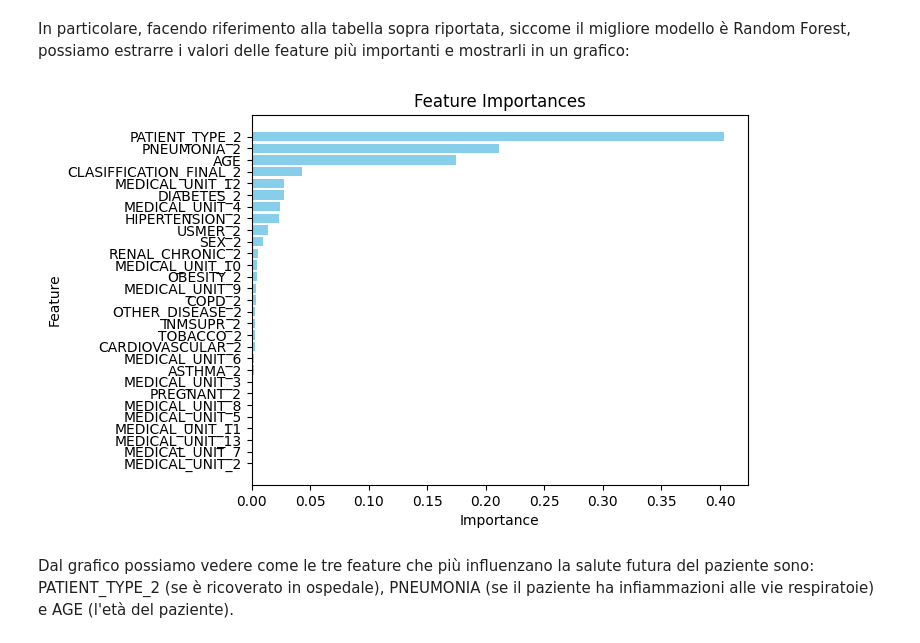
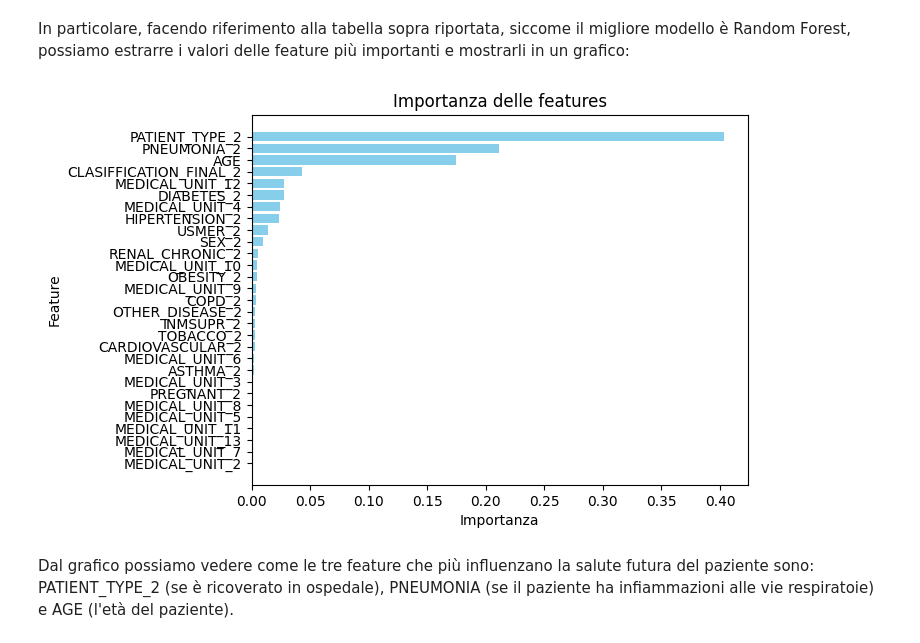
Before and after one commit to IGieckI/Covid19-Patient-Risk-Predictor, a Jupyter notebook: Covid19 Patient Risk Predictor.ipynb, the cells around one changed output. Cells and saved outputs as stored; diff of their text form; code cells hidden in the pictures.

```diff
--- a/Covid19 Patient Risk Predictor.ipynb
+++ b/Covid19 Patient Risk Predictor.ipynb
@@ -711,21 +711,21 @@ In particolare, facendo riferimento alla tabella sopra riportata, siccome il mig
 # %%
 feature_importances = rf[1].feature_importances_
 
 features_df = pd.DataFrame({
     'Feature': x.columns,
     'Importance': feature_importances
 })
 
 # Ordino per importanza
 features_df = features_df.sort_values(by='Importance', ascending=False)
 
 plt.barh(features_df['Feature'], features_df['Importance'], color='skyblue')
-plt.xlabel('Importance')
+plt.xlabel('Importanza')
 plt.ylabel('Feature')
-plt.title('Feature Importances')
+plt.title('Importanza delle features')
 plt.gca().invert_yaxis()
 plt.show()
 # %% [output]
-[figure, old version]
+[figure, new version]
 # %% [markdown]
 Dal grafico possiamo vedere come le tre feature che più influenzano la salute futura del paziente sono: PATIENT_TYPE_2 (se è ricoverato in ospedale), PNEUMONIA (se il paziente ha infiammazioni alle vie respiratoie) e AGE (l'età del paziente).
```
Also changed, not shown: parts of 2 cells of this notebook.
